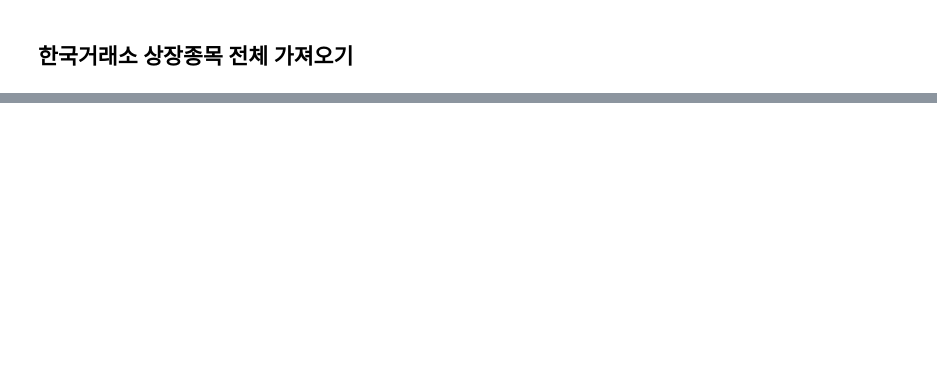
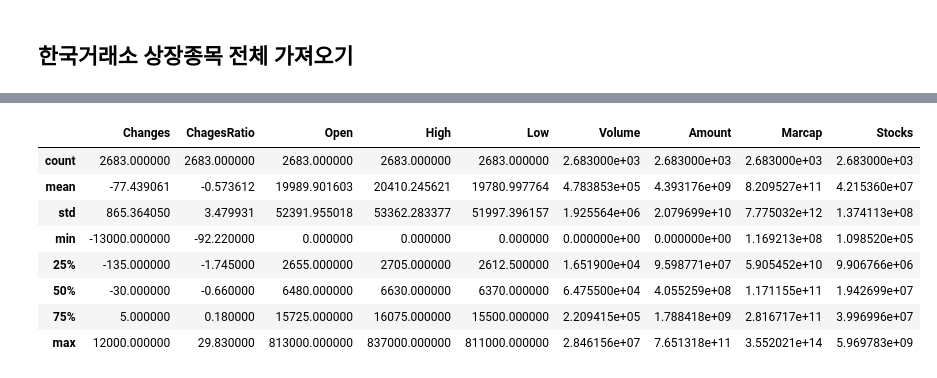
Before and after one commit to WhiteHum/FinanceData_learning, a Jupyter notebook: 2_1_FinanceDataReader를_통한_상장종목_전체_불러오기_input.ipynb, the cells around one changed output, grey strips where cells are left out. Cells and saved outputs as stored; diff of their text form; code cells hidden in the pictures; blank space fills up the shorter version.

```diff
--- a/2_1_FinanceDataReader를_통한_상장종목_전체_불러오기_input.ipynb
+++ b/2_1_FinanceDataReader를_통한_상장종목_전체_불러오기_input.ipynb
@@ -59,5 +80,6 @@ Successfully installed finance-datareader-0.9.50 requests-file-1.5.1
 # NASDAQ : 나스닥 종목
 # NYSE : 뉴욕증권거래소 종목
 # SP500 : S&P500 종목
+df_krx = fdr.StockListing("KRX")
 # %%
 # 한국거래소 상장종목 전체 가져오기
@@ -68,5 +120,16 @@ Successfully installed finance-datareader-0.9.50 requests-file-1.5.1
 # %%
 # 기술통계 값을 요약합니다.
+df_krx.describe()
+# %% [output]
+|  | Changes | ChagesRatio | Open | High | Low | Volume | Amount | Marcap | Stocks |
+| count | 2683.000000 | 2683.000000 | 2683.000000 | 2683.000000 | 2683.000000 | 2.683000e+03 | 2.683000e+03 | 2.683000e+03 | 2.683000e+03 |
+| mean | -77.439061 | -0.573612 | 19989.901603 | 20410.245621 | 19780.997764 | 4.783853e+05 | 4.393176e+09 | 8.209527e+11 | 4.215360e+07 |
+| std | 865.364050 | 3.479931 | 52391.955018 | 53362.283377 | 51997.396157 | 1.925564e+06 | 2.079699e+10 | 7.775032e+12 | 1.374113e+08 |
+| min | -13000.000000 | -92.220000 | 0.000000 | 0.000000 | 0.000000 | 0.000000e+00 | 0.000000e+00 | 1.169213e+08 | 1.098520e+05 |
+| 25% | -135.000000 | -1.745000 | 2655.000000 | 2705.000000 | 2612.500000 | 1.651900e+04 | 9.598771e+07 | 5.905452e+10 | 9.906766e+06 |
+| 50% | -30.000000 | -0.660000 | 6480.000000 | 6630.000000 | 6370.000000 | 6.475500e+04 | 4.055259e+08 | 1.171155e+11 | 1.942699e+07 |
+| 75% | 5.000000 | 0.180000 | 15725.000000 | 16075.000000 | 15500.000000 | 2.209415e+05 | 1.788418e+09 | 2.816717e+11 | 3.996996e+07 |
+| max | 12000.000000 | 29.830000 | 813000.000000 | 837000.000000 | 811000.000000 | 2.846156e+07 | 7.651318e+11 | 3.552021e+14 | 5.969783e+09 |
 # %% [markdown]
 ## 파일로 저장하고 불러오기
 <img src="https://pandas.pydata.org/docs/_images/02_io_readwrite.svg">
```
Also changed, not shown: parts of 9 cells of this notebook.
